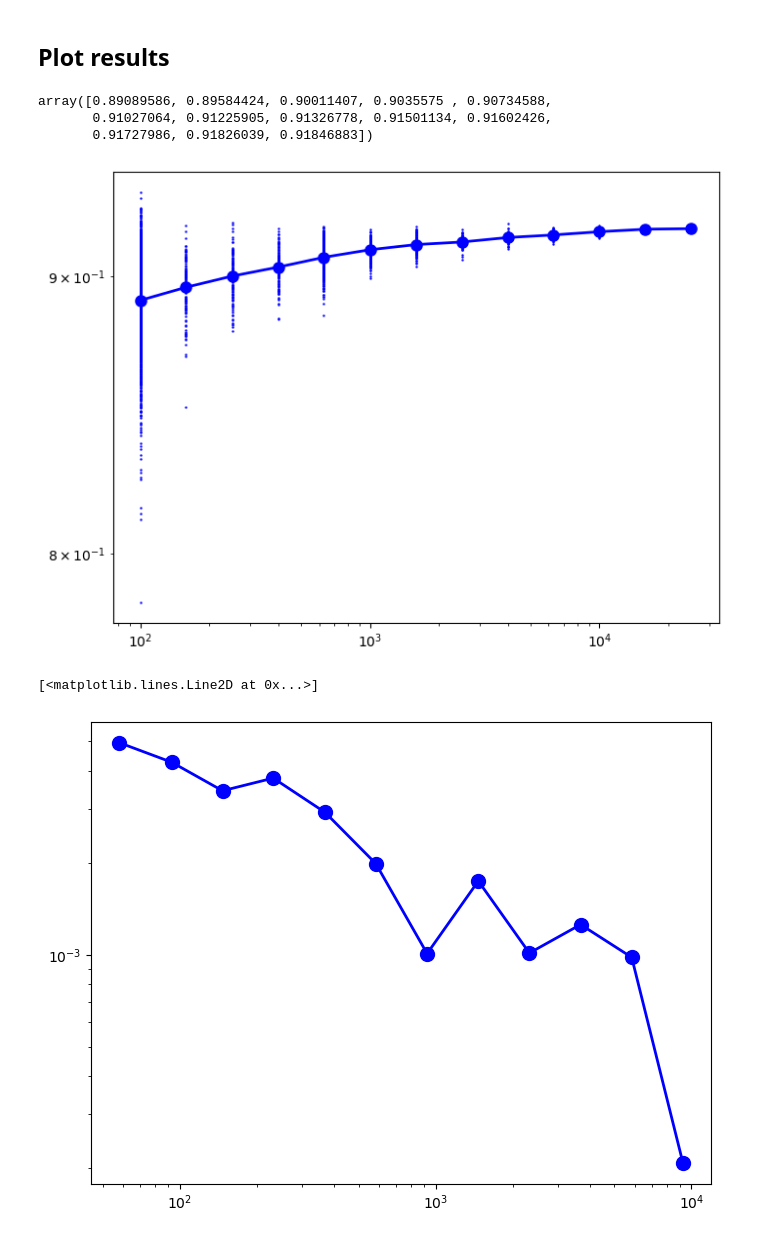
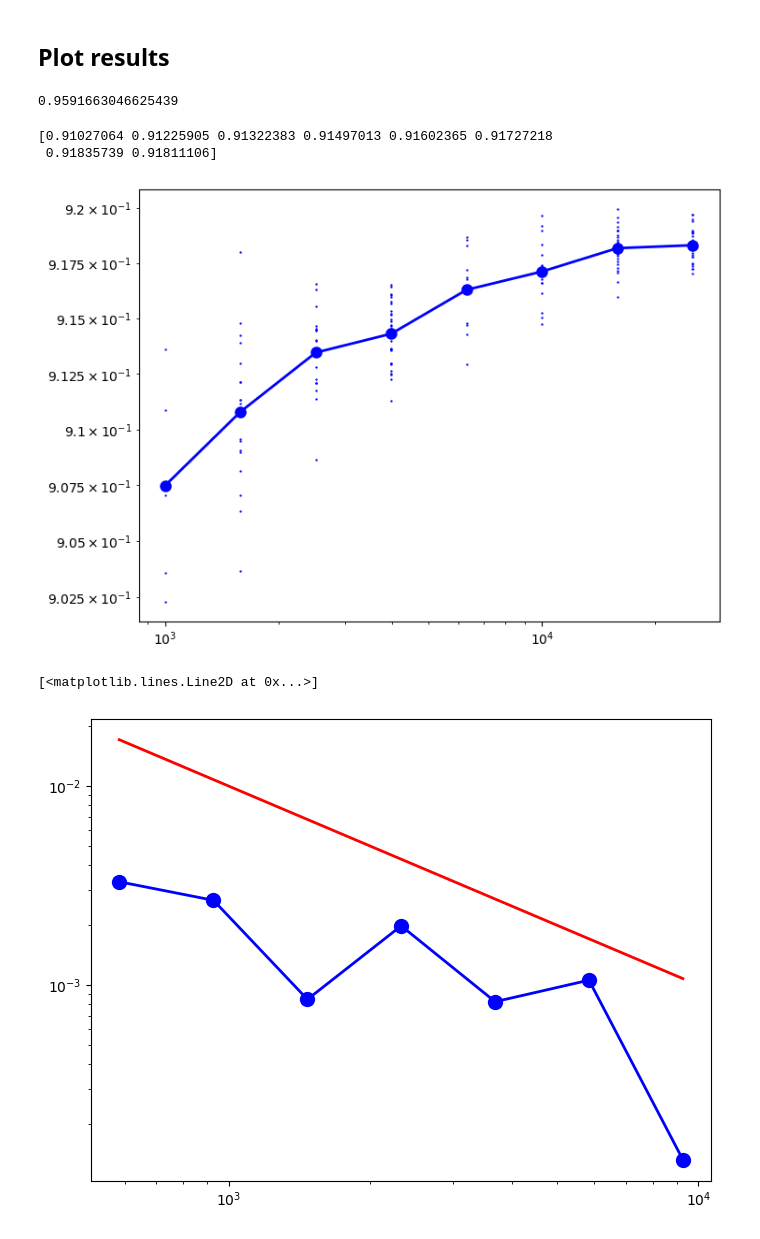
Before and after one commit to sidneyholden1/metric_graph, a Jupyter notebook: calculations/patching2.ipynb, the cells around one changed output. Drawn from its saved outputs; the diff is of its cells as text; code cells hidden in the pictures.

Commit message:
sync delaunay changes

```diff
--- a/calculations/patching2.ipynb
+++ b/calculations/patching2.ipynb
@@ -239,7 +210,7 @@ sphere_coefficient = 0.9202712102263128
 # %% [output]
 0.9202712102263128
 # %%
-nums_Vs = (10**np.linspace(2, 5, 16)).astype(int)[:13]
-nums_seeds = 5 * [128] + 3 * [64] + 3 * [32]
+nums_Vs = (10**np.linspace(2, 5, 16)).astype(int)[5:13]
+# nums_seeds = 5 * [128] + 3 * [64] + 3 * [32]
 # %%
 print(nums_Vs)
@@ -288,19 +270,0 @@ NUM VERTICES = {num_Vs}
-# %%
-for num_Vs in nums_Vs[-1:]:
-    print(f"NUM VERTICES = {num_Vs}\n")
-    if not (num_Vs in coefficients):
-        coefficients[num_Vs] = []
-    seed_num = -1
-    while not check_convergence(coefficients[num_Vs]):
-        seed_num += 1
-        np.random.seed(seed_num)
-        print(seed_num)
-        rd = Random_Delaunay(num_Vs)
-        g = Patch(rd)
-        eq = Cell_Problem(g)
-        xi = eq.solve_corrector_equation()
-        c = eq.construct_homogenized_tensor(xi)
-        print(c)
-        print()
-        coefficients[num_Vs].append(c)
-    print()
@@ -311,6 +310,6 @@ for num_Vs in nums_Vs[-1:]:
 # pickle.dump(coefficients, file)
 # file.close()
 
-file = open("data/delaunay_coefficients.pkl", "rb")
-coefficients = pickle.load(file)
-file.close()
+# file = open("data/delaunay_coefficients.pkl", "rb")
+# coefficients = pickle.load(file)
+# file.close()
@@ -317,26 +320,29 @@ file.close()
 # %% [markdown]
 ## Plot results
-# %%
-coefficients_means
-# %% [output]
-array([0.89089586, 0.89584424, 0.90011407, 0.9035575 , 0.90734588,
-       0.91027064, 0.91225905, 0.91326778, 0.91501134, 0.91602426,
-       0.91727986, 0.91826039, 0.91846883])
 # %%
 coefficients_means = []
-for num_Vs in coefficients:
+for num_Vs in nums_Vs:
     coefficients_means.append(np.mean(coefficients[num_Vs]))
 coefficients_means = np.array(coefficients_means)
+# %%
+0.92**0.5
+# %% [output]
+0.9591663046625439
+# %%
+print(coefficients_means)
+# %% [output]
+[0.91027064 0.91225905 0.91322383 0.91497013 0.91602365 0.91727218
+ 0.91835739 0.91811106]
 # %%
 fig, ax = plt.subplots(1, 1, figsize=(8, 6))
 
-ax.loglog(nums_Vs[:-1], coefficients_means, 'o-', markersize=8, c='b', linewidth=2)
-for num_Vs in nums_Vs[:-1]:
+ax.loglog(nums_Vs, coefficients_means, 'o-', markersize=8, c='b', linewidth=2)
+for num_Vs in nums_Vs:
     x = num_Vs * np.ones(len(coefficients[num_Vs]))
     y = coefficients[num_Vs]
     ax.scatter(x, y, s=0.5, c='b')
 # %% [output]
-[figure, old version]
+[figure, new version]
 # %%
 difs = [np.abs(coefficients_means[i] - coefficients_means[i + 1]) for i in range(len(coefficients_means) - 1)]
 num_Vs_difs = [np.abs(nums_Vs[i] - nums_Vs[i + 1]) for i in range(len(coefficients_means) - 1)]
@@ -344,6 +350,7 @@ num_Vs_difs = [np.abs(nums_Vs[i] - nums_Vs[i + 1]) for i in range(len(coefficien
 fig, ax = plt.subplots(1, 1, figsize=(8, 6))
 
 ax.loglog(num_Vs_difs, difs, 'o-', markersize=10, c='b', linewidth=2)
+ax.loglog(num_Vs_difs, np.array(num_Vs_difs)**(-1.) * 10, markersize=10, c='r', linewidth=2)
 # %% [output]
 [<matplotlib.lines.Line2D at 0x...>]
-[figure, old version]
+[figure, new version]
```
Also changed, not shown: parts of 24 cells of this notebook, 3 other files.
